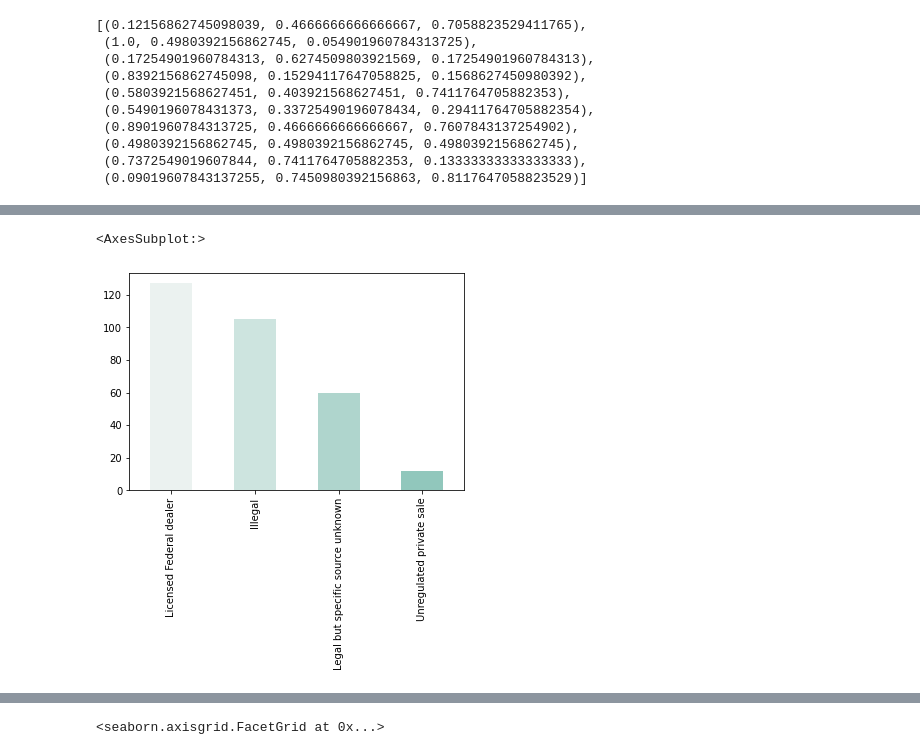
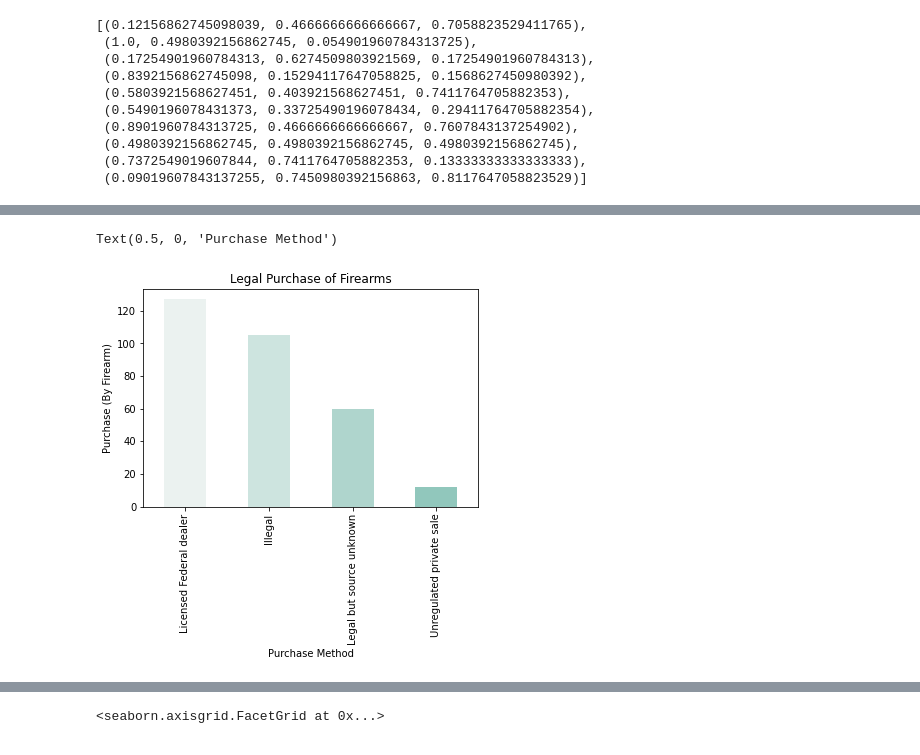
Before and after one commit to ohigithub/Gun-Violence-Analysis, a Jupyter notebook: Kevin_Project_1.ipynb, the cells around one changed output, grey strips where cells are left out. Drawn from its saved outputs; the diff is of its cells as text; code cells hidden in the pictures.

```diff
--- a/Kevin_Project_1.ipynb
+++ b/Kevin_Project_1.ipynb
@@ -169,9 +183,9 @@ legal = fire_data.copy()
 legal['Legal Purchase'].replace({0:'Illegal',
                                1:'Licensed Federal dealer',
                                2:'Unregulated private sale',
-                               3:'Legal but specific source unknown'},inplace=True)
+                               3:'Legal but source unknown'},inplace=True)
 legal['Illegal Purchase'].replace({0:'Legal',
-                                   1:'System failure (background checks missed something)',
+                                   1:'System failure (background check error)',
                                    2:'Straw purchase',
                                    3:'Lying and buying',
                                    4:'Illegal Street Sale',
@@ -184,9 +198,12 @@ col_list = sns.color_palette("light:#5A9")
 # %%
 #legal = fire_data['Legal Purchase']
 legal_count.plot(kind='bar',color=col_list)
+plt.title('Legal Purchase of Firearms')
+plt.ylabel('Purchase (By Firearm)')
+plt.xlabel('Purchase Method')
 # %% [output]
-<AxesSubplot:>
+Text(0.5, 0, 'Purchase Method')
-[figure, old version]
+[figure, new version]
 # %%
 col_list = sns.color_palette("ch:s=.25,rot=-.25")
 # %%
```
Also changed, not shown: parts of 24 cells of this notebook.
